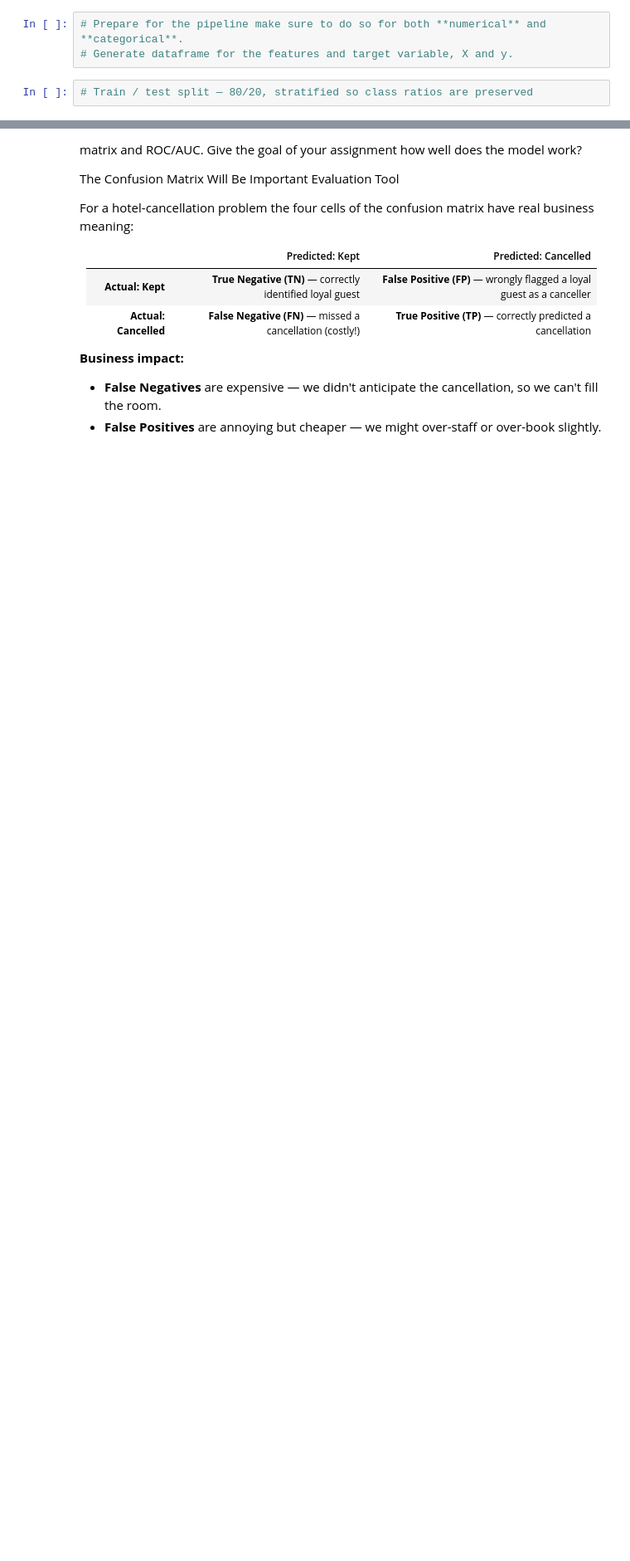
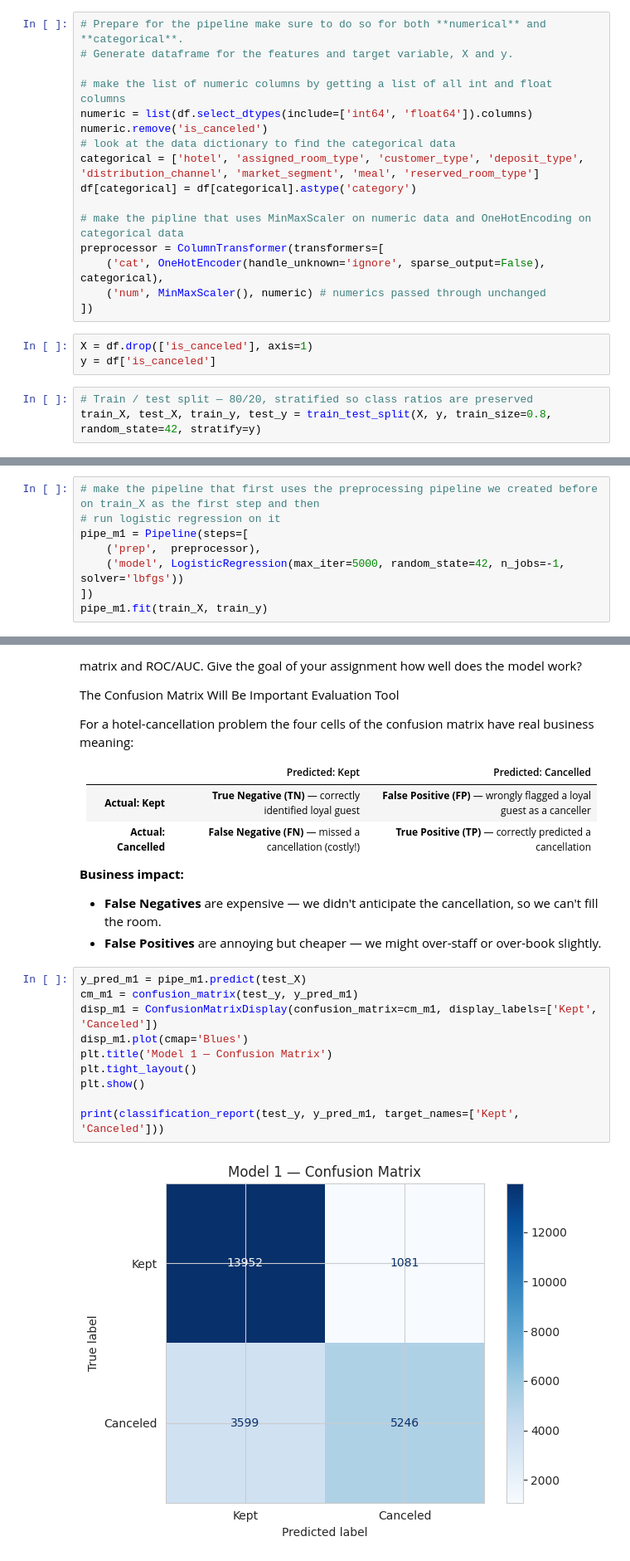
Before and after one commit to maya-clifford/logistic-regression, a Jupyter notebook: hotel_cancellation_lab.ipynb, the cells around one changed output, grey strips where cells are left out. Shown at 83% size. Drawn from its saved outputs; the diff is of its cells as text; blank space fills up the shorter version.

```diff
--- a/hotel_cancellation_lab.ipynb
+++ b/hotel_cancellation_lab.ipynb
@@ -172,8 +184,25 @@ Keep in mind that we want to use the pipeline package to handle this preprocessi
 # %%
 # Prepare for the pipeline make sure to do so for both **numerical** and **categorical**.
 # Generate dataframe for the features and target variable, X and y.
+
+# make the list of numeric columns by getting a list of all int and float columns
+numeric = list(df.select_dtypes(include=['int64', 'float64']).columns)
+numeric.remove('is_canceled')
+# look at the data dictionary to find the categorical data
+categorical = ['hotel', 'assigned_room_type', 'customer_type', 'deposit_type', 'distribution_channel', 'market_segment', 'meal', 'reserved_room_type']
+df[categorical] = df[categorical].astype('category')
+
+# make the pipline that uses MinMaxScaler on numeric data and OneHotEncoding on categorical data
+preprocessor = ColumnTransformer(transformers=[
+    ('cat', OneHotEncoder(handle_unknown='ignore', sparse_output=False), categorical),
+    ('num', MinMaxScaler(), numeric) # numerics passed through unchanged
+])
+# %%
+X = df.drop(['is_canceled'], axis=1)
+y = df['is_canceled']
 # %%
 # Train / test split — 80/20, stratified so class ratios are preserved
+train_X, test_X, train_y, test_y = train_test_split(X, y, train_size=0.8, random_state=42, stratify=y)
 # %% [markdown]
 ---
 ## 4 · Model Building and Evaluation
@@ -192,3 +221,11 @@ X_raw  →  ColumnTransformer  →  LogisticRegression(solver='lbfgs')
 
 
 **`lbfgs`** (Limited-memory Broyden–Fletcher–Goldfarb–Shanno) is sklearn's default solver, like we talked about in class
+# %%
+# make the pipeline that first uses the preprocessing pipeline we created before on train_X as the first step and then
+# run logistic regression on it
+pipe_m1 = Pipeline(steps=[
+    ('prep',  preprocessor),
+    ('model', LogisticRegression(max_iter=5000, random_state=42, n_jobs=-1, solver='lbfgs'))
+])
+pipe_m1.fit(train_X, train_y)
@@ -208,3 +263,15 @@ For a hotel-cancellation problem the four cells of the confusion matrix have rea
 **Business impact:**
 - **False Negatives** are expensive — we didn't anticipate the cancellation, so we can't fill the room.
 - **False Positives** are annoying but cheaper — we might over-staff or over-book slightly.
+# %%
+y_pred_m1 = pipe_m1.predict(test_X)
+cm_m1 = confusion_matrix(test_y, y_pred_m1)
+disp_m1 = ConfusionMatrixDisplay(confusion_matrix=cm_m1, display_labels=['Kept', 'Canceled'])
+disp_m1.plot(cmap='Blues')
+plt.title('Model 1 — Confusion Matrix')
+plt.tight_layout()
+plt.show()
+
+print(classification_report(test_y, y_pred_m1, target_names=['Kept', 'Canceled']))
+# %% [output]
+[figure, added]
```
Also changed, not shown: parts of 8 cells of this notebook.
